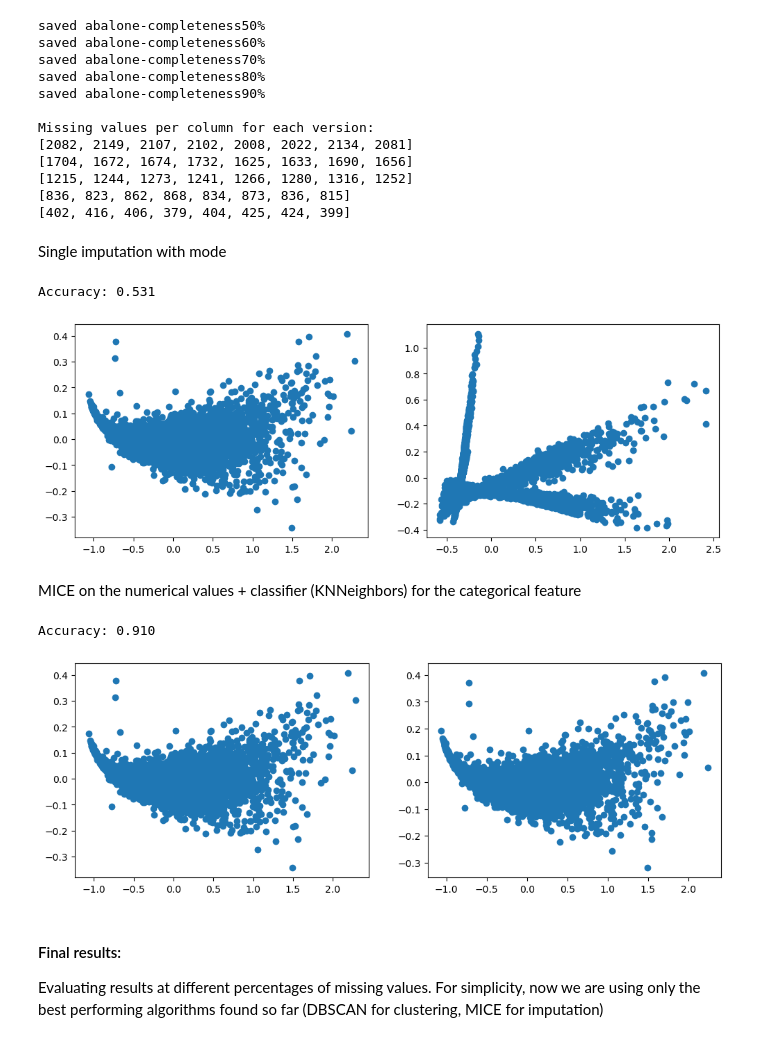
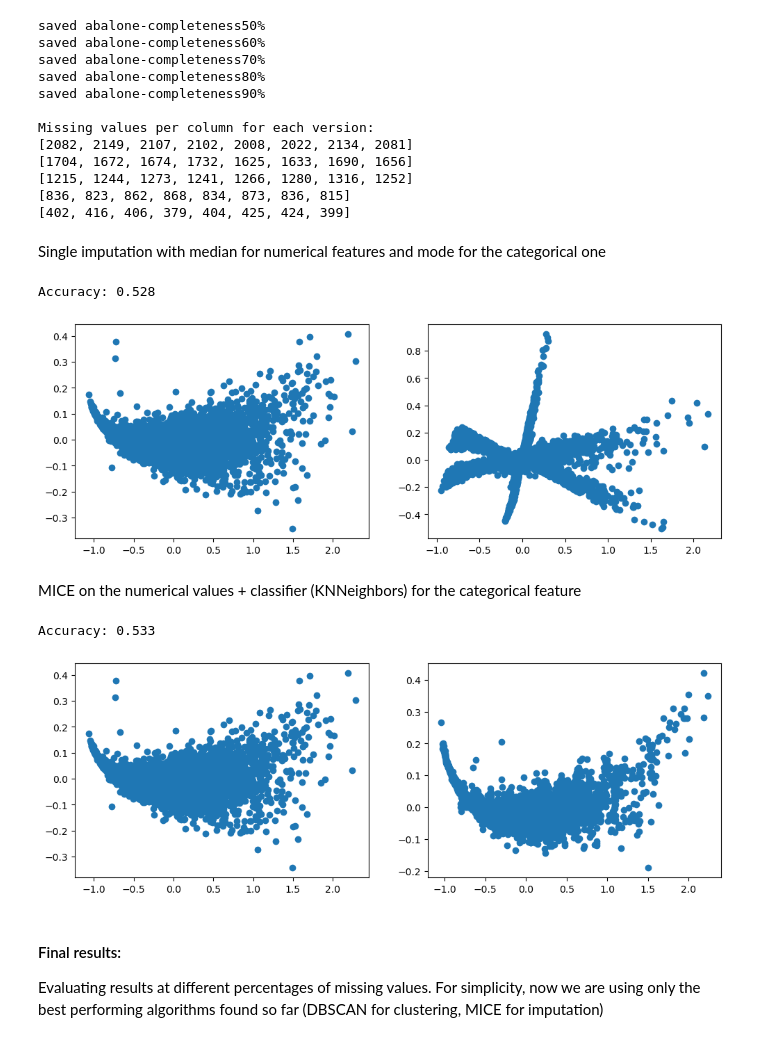
Before and after one commit to TommasoCapacci/DQ_Project_Clustering_2022, a Jupyter notebook: code/tommy_final.ipynb, the cells around one changed output. Saved outputs shown, nothing was run; the diff lists cells and outputs as text; code cells hidden in the pictures.

```diff
--- a/code/tommy_final.ipynb
+++ b/code/tommy_final.ipynb
@@ -329,30 +329,33 @@ def compute_accuracy(ground_truth, imputed):
     accuracy = correct / total
     return accuracy
 # %% [markdown]
-Single imputation with mode
+Single imputation with median for numerical features and mode for the categorical one
 # %%
 df_test = pd.DataFrame(columns = [name for name in missing_columns])
 for col in missing_columns:
-    df_test[col] = df_list[test_ind][col].fillna(df_list[test_ind][col].mode()[0])
+    if col in list(df_list[test_ind].select_dtypes('object').columns):
+        df_test[col] = df_list[test_ind][col].fillna(df_list[test_ind][col].mode()[0])
+    else:
+        df_test[col] = df_list[test_ind][col].fillna(df_list[test_ind][col].median())
 
 # Accuracy assessment
 print(f'Accuracy: {compute_accuracy(df, df_test):.3f}')
 
 # Visualization of the results
 fig, axes = plt.subplots(1, 2, figsize=(12,4))
 
 pca = PCA(n_components=2,random_state=42)
 
 X_pca = pca.fit_transform(df.drop('0',axis = 1))
 axes[0].scatter(X_pca[:, 0], X_pca[:, 1])
 
 X_pca = pca.fit_transform(df_test.drop('0',axis = 1))
 axes[1].scatter(X_pca[:, 0], X_pca[:, 1])
 
 plt.show()
 # %% [output]
-Accuracy: 0.531
+Accuracy: 0.528
-[figure, old version]
+[figure, new version]
 # %% [markdown]
 MICE on the numerical values + classifier (KNNeighbors) for the categorical feature
 # %%
@@ -434,8 +437,8 @@ axes[1].scatter(X_pca[:, 0], X_pca[:, 1])
 
 plt.show()
 # %% [output]
-Accuracy: 0.910
+Accuracy: 0.533
-[figure, old version]
+[figure, new version]
 # %% [markdown]
 #### Final results:
 Evaluating results at different percentages of missing values. For simplicity, now we are using only the best performing algorithms found so far (DBSCAN for clustering, MICE for imputation)
```
Also changed, not shown: parts of 4 cells of this notebook.
